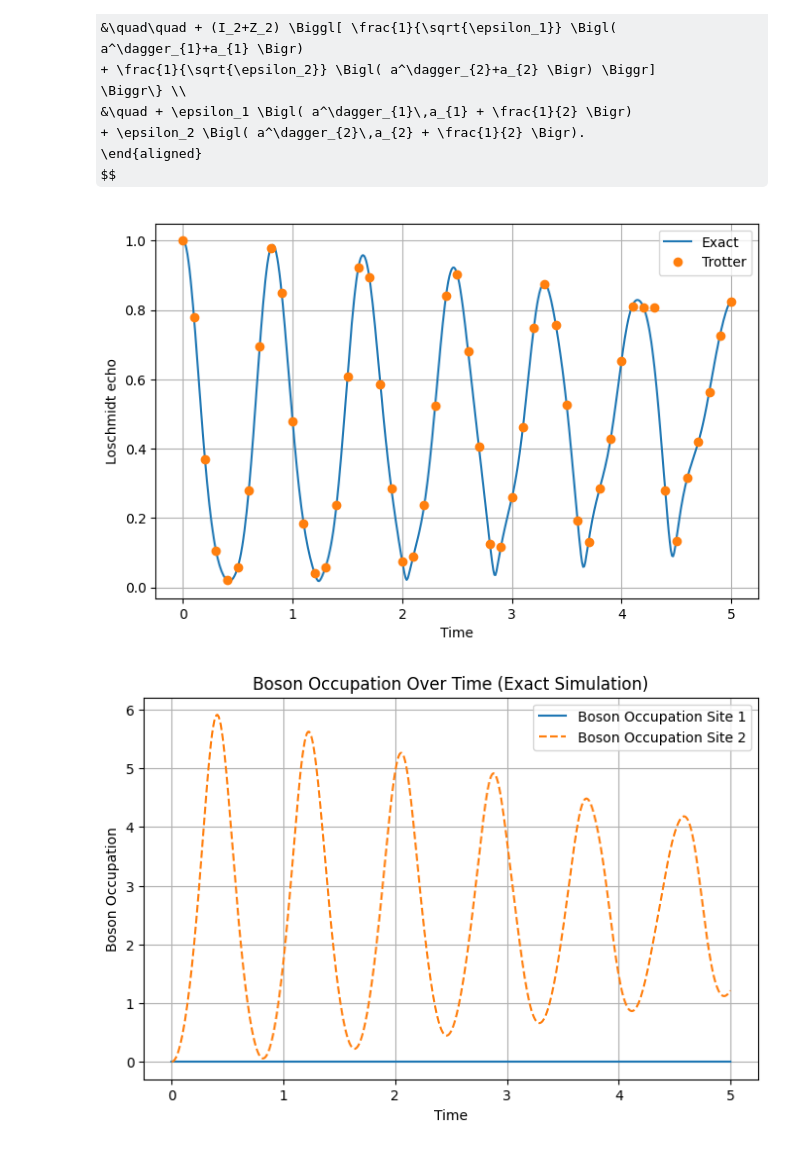
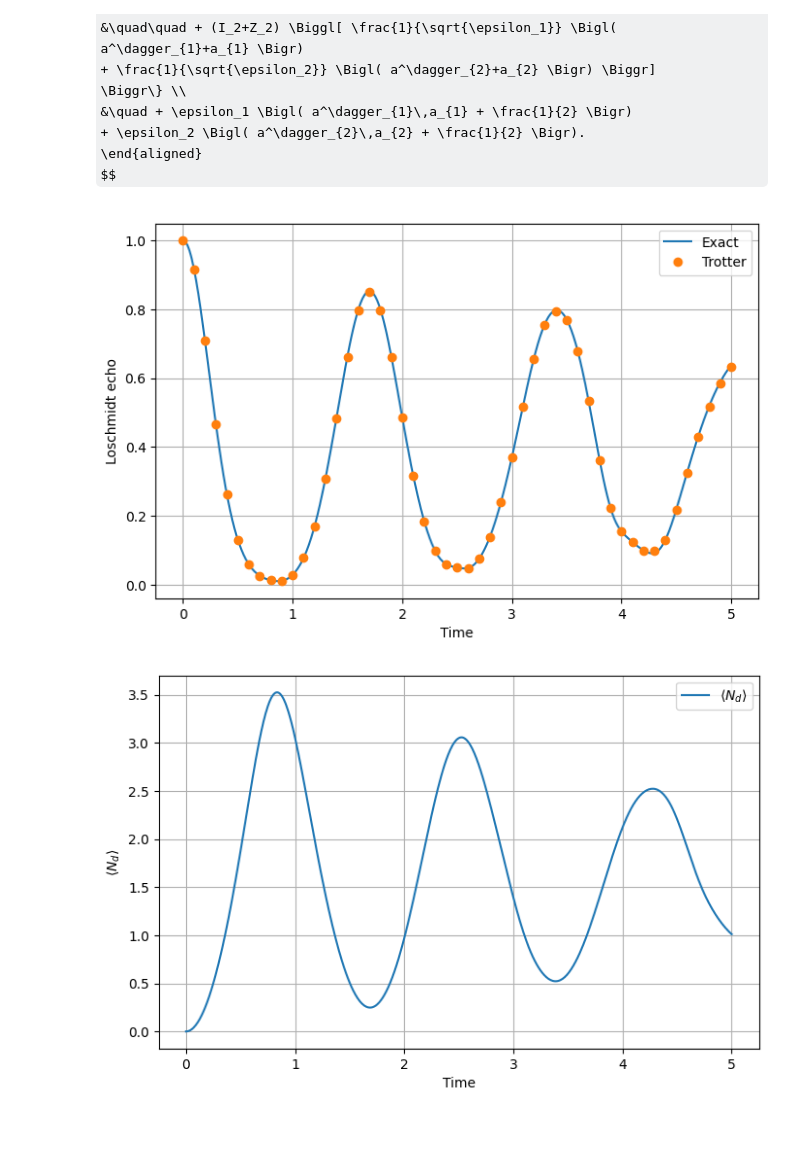
Before and after one commit to samgodwood/bosonic-qiskit, a Jupyter notebook: playground/bosonic_operator_costs/yukawa/yukawa.ipynb, the cells around one changed output. Drawn from its saved outputs; the diff is of its cells as text; code cells hidden in the pictures; some formulas as TeX source.

Commit message:
compute average bosons generated

```diff
--- a/playground/bosonic_operator_costs/yukawa/yukawa.ipynb
+++ b/playground/bosonic_operator_costs/yukawa/yukawa.ipynb
@@ -127,6 +127,7 @@ def create_quantum_circuit(num_sites=2, num_qubits_per_qumode=3):
                              num_qubits_per_qumode=num_qubits_per_qumode)
     qbr = qiskit.QuantumRegister(num_sites)
     circuit = c2qa.CVCircuit(qmr, qbr)
+    circuit.initialize([0, 1, 0, 0], qbr)
 
     return circuit, qmr, qbr
 
@@ -189,7 +190,7 @@ def qutip_2site_yukawa(b=1.0, m_psi=1.0, g=1.0, epsilon1=1.0, epsilon2=1.0, N_b=
     times = np.linspace(0, t_max, num_steps)
 
     # Qubit initialization (2 qubits)
-    psi_qubit = qt.tensor(qt.basis(2, 0), qt.basis(2, 0))
+    psi_qubit = qt.tensor(qt.basis(2, 0), qt.basis(2, 1))
 
     # Boson initialization for both modes
     psi_b1 = qt.basis(N_b, 0)
@@ -316,7 +317,7 @@ plt.grid(True)
 plt.legend()
 plt.show()
 # %% [output]
-[figure, old version]
+[figure, new version]
 # %%
 def compute_expectations_qutip(states, N_b=8):
     """
@@ -354,29 +355,31 @@ def compute_expectations_qutip(states, N_b=8):
 # %%
 # Parameters
 num_sites = 2
 num_qubits_per_qumode = 3
 b = 1
 m = 1
 g = 5 * np.sqrt(2)
 eps1 = 3.297
 eps2 =  1
 t_max = 5.0
 
 dt_exact = 0.01
 num_steps_exact = int(t_max / dt_exact) + 1
 times_exact = np.linspace(0, t_max, num_steps_exact)
 
 result_exact = qutip_2site_yukawa(b=b, m_psi=m, g=g, epsilon1=eps1, epsilon2=eps2,
                                   N_b=2**num_qubits_per_qumode, t_max=t_max, num_steps=num_steps_exact)
 fermion_pop1_exact, fermion_pop2_exact, boson_occ1_exact, boson_occ2_exact = compute_expectations_qutip(result_exact.states, N_b=2**num_qubits_per_qumode)
 
+# Calculate the average boson occupation over the two sites
+avg_boson_occ = (boson_occ1_exact + boson_occ2_exact) / 2
+
 plt.figure(figsize=(8, 5))
-plt.plot(times_exact, boson_occ1_exact, label="Site 1")
-plt.plot(times_exact, boson_occ2_exact, label="Site 2", linestyle='--')
+plt.plot(times_exact, avg_boson_occ, label=r"$\langle N_d \rangle$")
 plt.xlabel("Time")
-plt.ylabel("Boson Occupation")
+plt.ylabel(r"$\langle N_d \rangle$")
 plt.legend()
 plt.grid(True)
 plt.show()
 # %% [output]
-[figure, old version]
+[figure, new version]
```
